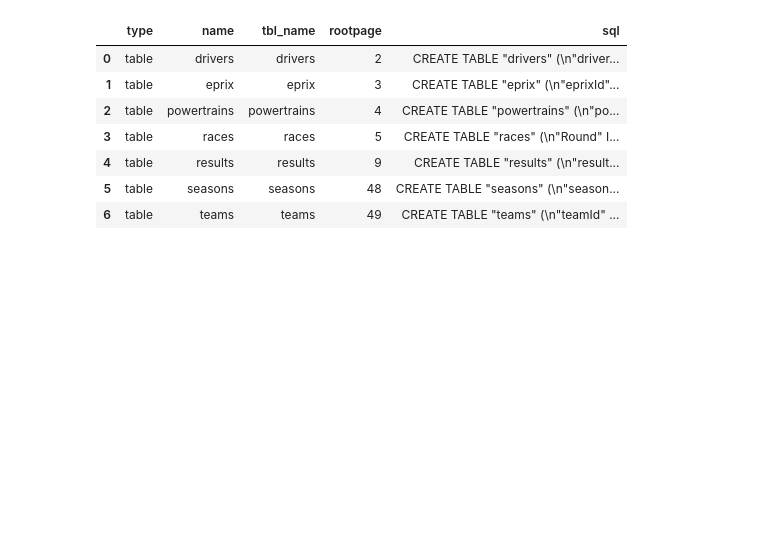
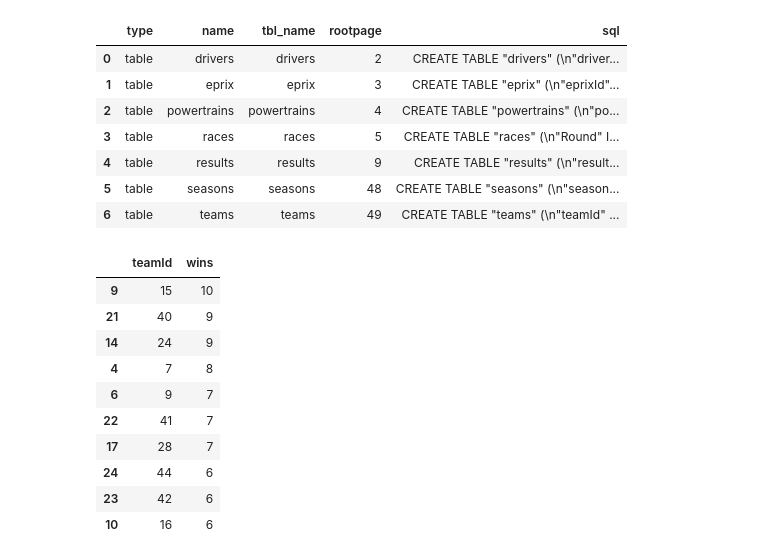
Before and after one commit to shaw-jonathan/Formula-E_Points_Analysis, a Jupyter notebook: M1 Capstone Project .ipynb, the cells around one changed output. Cells and saved outputs as stored; diff of their text form; code cells hidden in the pictures; blank space fills up the shorter version.

```diff
--- a/M1 Capstone Project .ipynb
+++ b/M1 Capstone Project .ipynb
@@ -122,3 +125,31 @@ pd.read_sql("SELECT * FROM sqlite_master WHERE type='table'",con=conn)
 | 4 | table | results | results | 9 | CREATE TABLE "results" (\n"result... |
 | 5 | table | seasons | seasons | 48 | CREATE TABLE "seasons" (\n"season... |
 | 6 | table | teams | teams | 49 | CREATE TABLE "teams" (\n"teamId" ... |
+# %%
+# Most sucessul team by wins?
+
+wins_df = results[results['pos'] == '1']
+
+# Group by teamId and count wins
+team_wins = wins_df.groupby('teamId')['pos'].count().reset_index()
+
+# Rename columns for clarity
+team_wins.columns = ['teamId', 'wins']
+
+# Sort teams by wins in descending order and select the top 5
+top10_teams = team_wins.sort_values(by='wins', ascending=False).head(10)
+
+# Display the top 5 teams
+top10_teams
+# %% [output]
+|  | teamId | wins |
+| 9 | 15 | 10 |
+| 21 | 40 | 9 |
+| 14 | 24 | 9 |
+| 4 | 7 | 8 |
+| 6 | 9 | 7 |
+| 22 | 41 | 7 |
+| 17 | 28 | 7 |
+| 24 | 44 | 6 |
+| 23 | 42 | 6 |
+| 10 | 16 | 6 |
```
Also changed, not shown: parts of 13 cells of this notebook.
